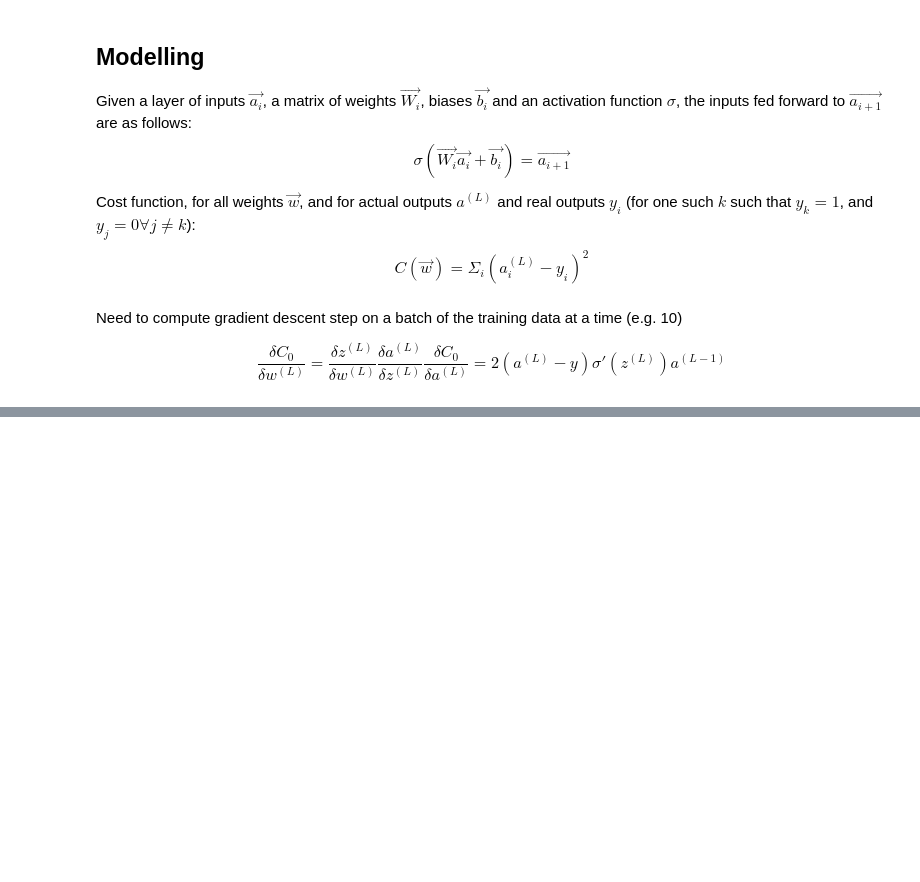
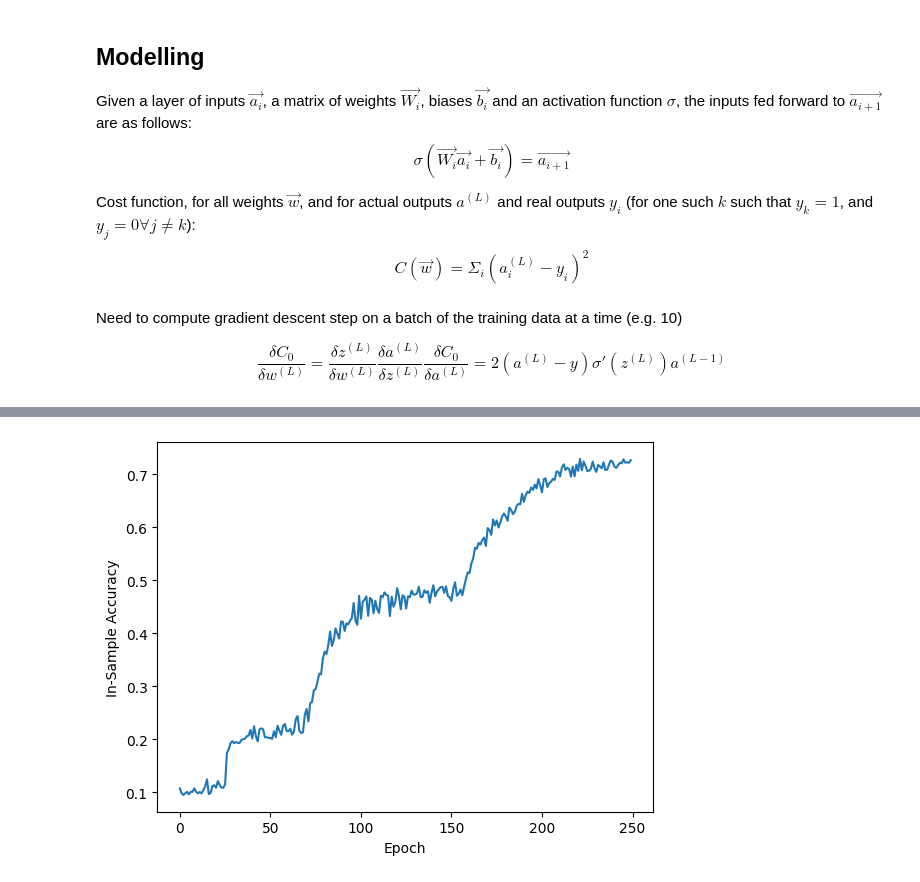
Before and after one commit to petermnhull/neural-network-scratch, a Jupyter notebook: notebooks/notebook.ipynb, the cells around one changed output, grey strips where cells are left out. Saved outputs shown, nothing was run; the diff lists cells and outputs as text; code cells hidden in the pictures; blank space fills up the shorter version.

```diff
--- a/notebooks/notebook.ipynb
+++ b/notebooks/notebook.ipynb
@@ -202,4 +249,4 @@ class Network:
 # %%
 network = Network()
-network.train(train)
+accuracies = network.train(train)
 # %% [output]
@@ -223 +266,8 @@ network.train(train)
+# %%
+plt.plot(accuracies)
+plt.xlabel("Epoch")
+plt.ylabel("In-Sample Accuracy")
+plt.show()
+# %% [output]
+[figure, added]
 # %%
```
Also changed, not shown: parts of 5 cells of this notebook.
